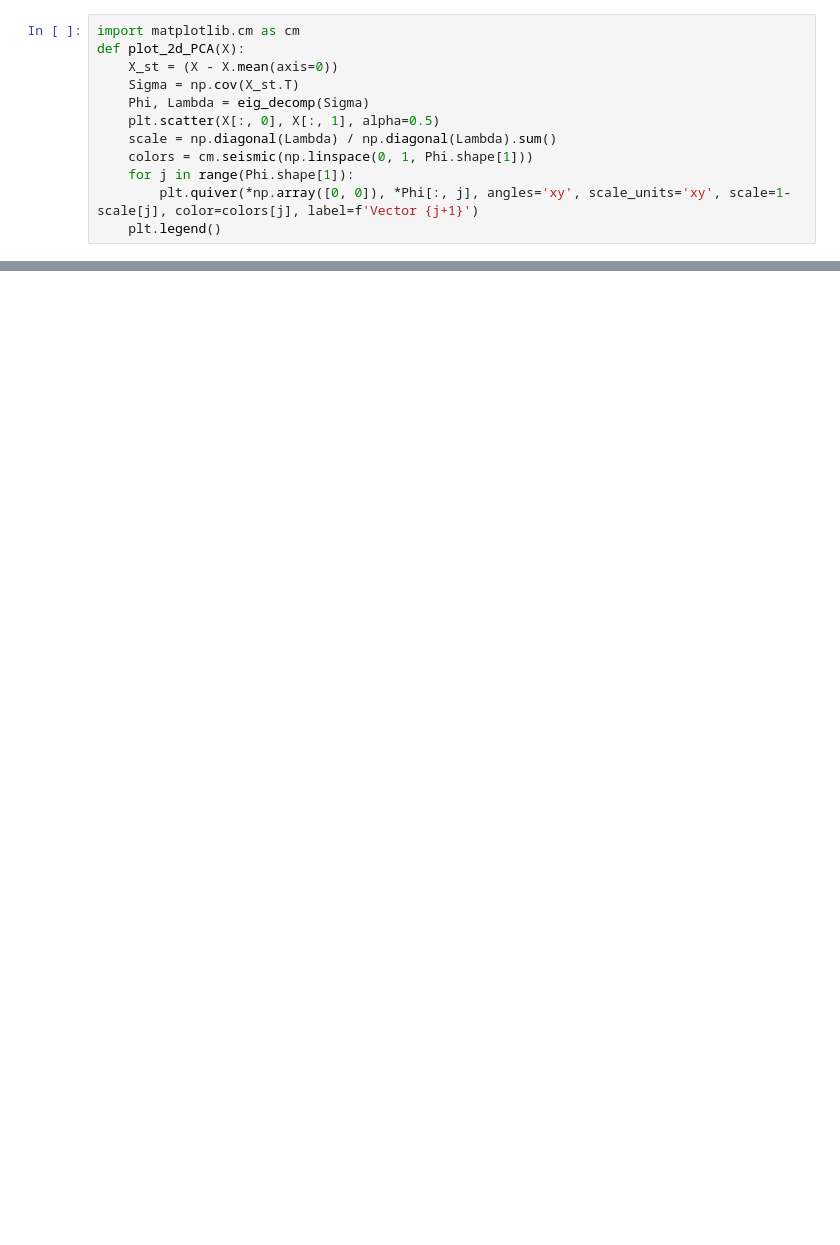
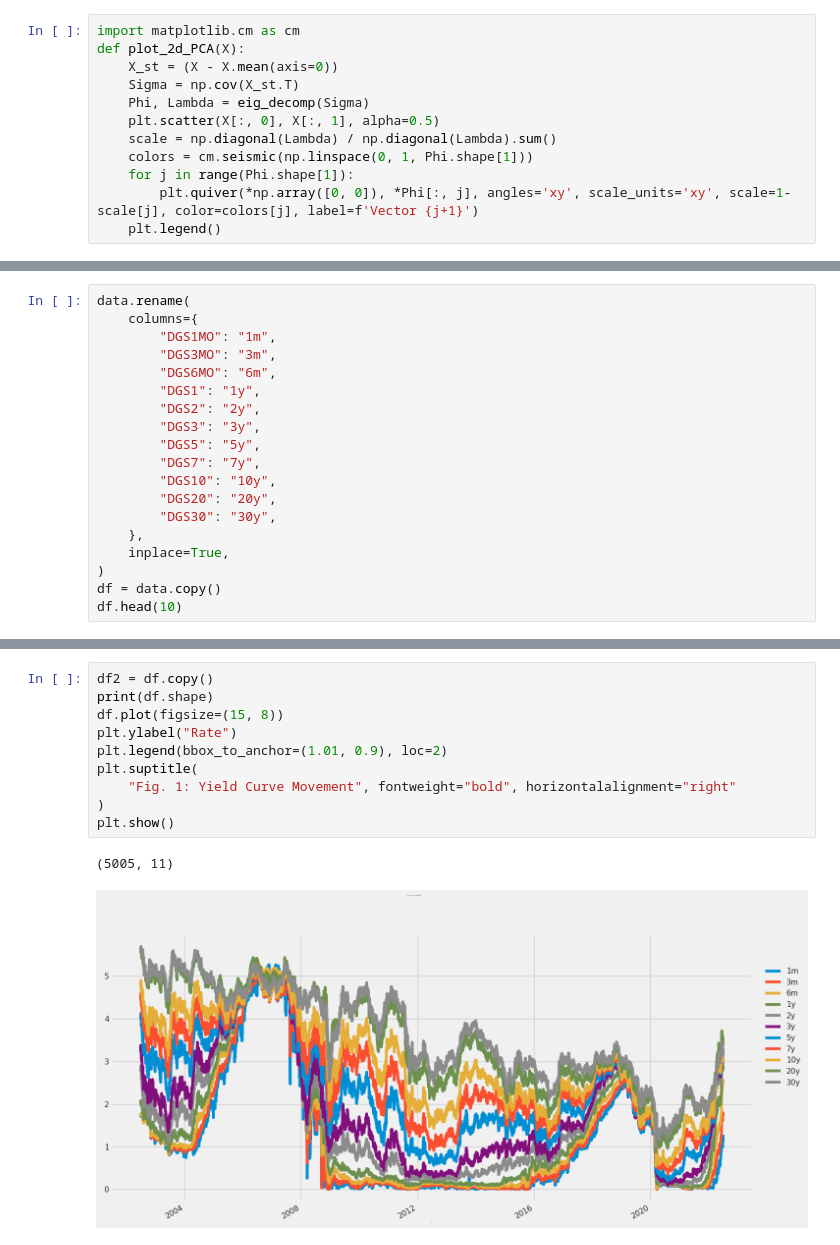
Before and after one commit to adevrent/WQU_DP, a Jupyter notebook: WQU_ML/M2.ipynb, the cells around one changed output, grey strips where cells are left out. Cells and saved outputs as stored; diff of their text form; blank space fills up the shorter version.

```diff
--- a/WQU_ML/M2.ipynb
+++ b/WQU_ML/M2.ipynb
@@ -1558,0 +1608,19 @@ num_pc = 1
+# %%
+data.rename(
+    columns={
+        "DGS1MO": "1m",
+        "DGS3MO": "3m",
+        "DGS6MO": "6m",
+        "DGS1": "1y",
+        "DGS2": "2y",
+        "DGS3": "3y",
+        "DGS5": "5y",
+        "DGS7": "7y",
+        "DGS10": "10y",
+        "DGS20": "20y",
+        "DGS30": "30y",
+    },
+    inplace=True,
+)
+df = data.copy()
+df.head(10)
@@ -1558,0 +1640,13 @@ num_pc = 1
+# %%
+df2 = df.copy()
+print(df.shape)
+df.plot(figsize=(15, 8))
+plt.ylabel("Rate")
+plt.legend(bbox_to_anchor=(1.01, 0.9), loc=2)
+plt.suptitle(
+    "Fig. 1: Yield Curve Movement", fontweight="bold", horizontalalignment="right"
+)
+plt.show()
+# %% [output]
+(5005, 11)
+[figure, added]
```
Also changed, not shown: parts of 51 cells of this notebook.
